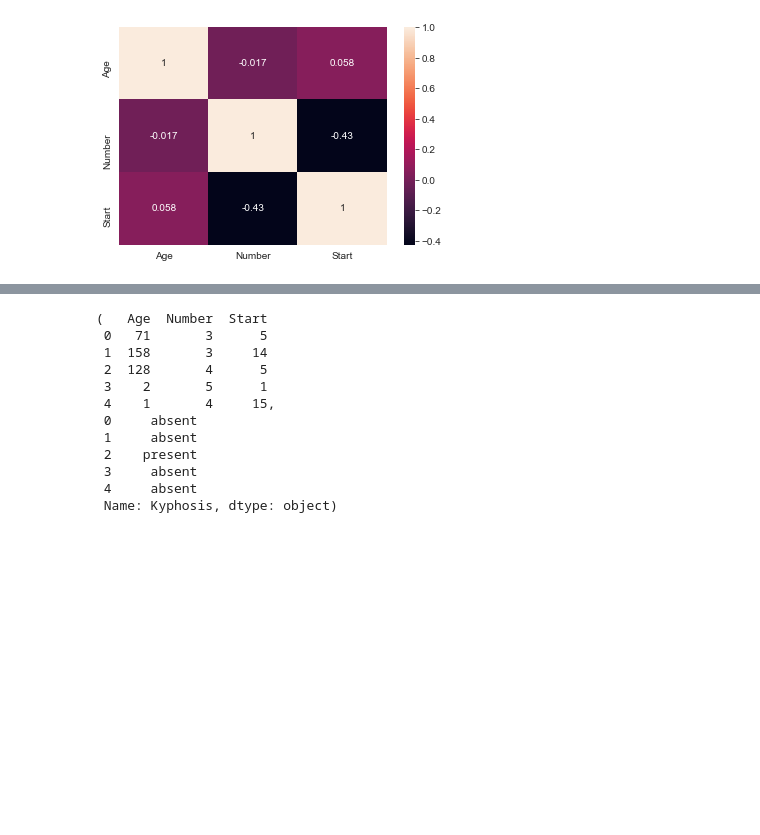
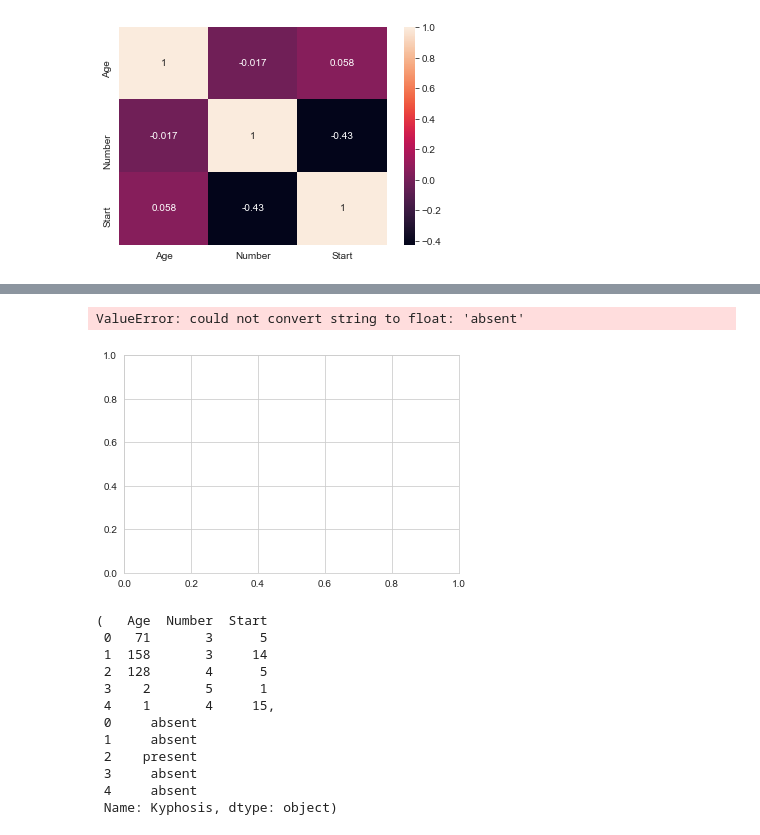
Before and after one commit to yash0307jain/ml-practice, a Jupyter notebook: Decision_Tree/Kyphosis/Decision_Tree.ipynb, the cells around one changed output, grey strips where cells are left out. Saved outputs shown, nothing was run; the diff lists cells and outputs as text; code cells hidden in the pictures; blank space fills up the shorter version.

```diff
--- a/Decision_Tree/Kyphosis/Decision_Tree.ipynb
+++ b/Decision_Tree/Kyphosis/Decision_Tree.ipynb
@@ -59,3 +64,8 @@ sns.heatmap(Kyphosis.corr(), annot=True)
+# %%
+sns.distplot(Kyphosis)
+# %% [output]
+ValueError: could not convert string to float: 'absent'
+[figure, added]
 # %%
 X = Kyphosis.drop('Kyphosis', axis=1)
 y = Kyphosis['Kyphosis']
```
Also changed, not shown: parts of 1 cell of this notebook, 1 other file.
